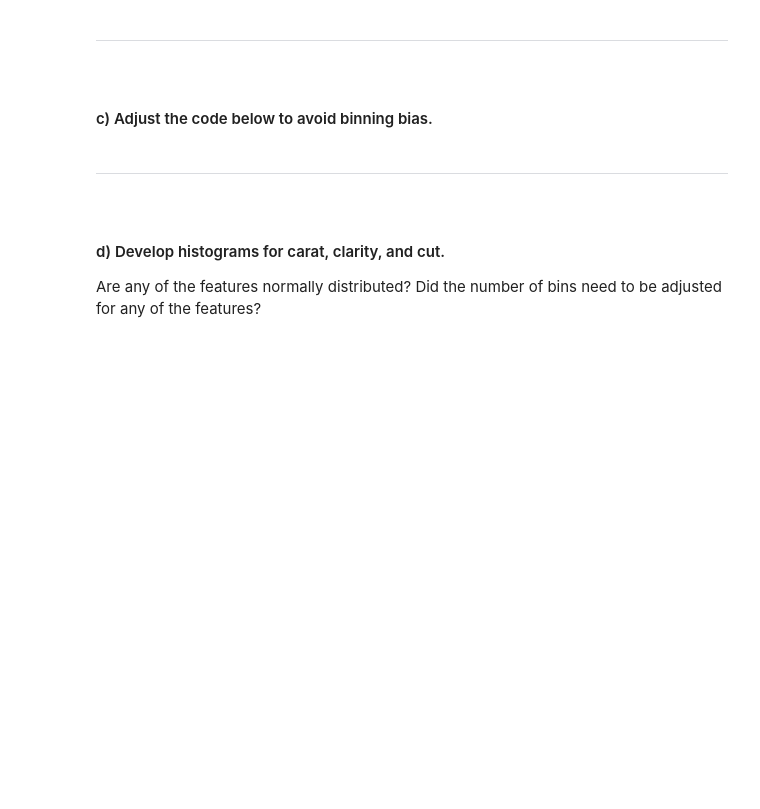
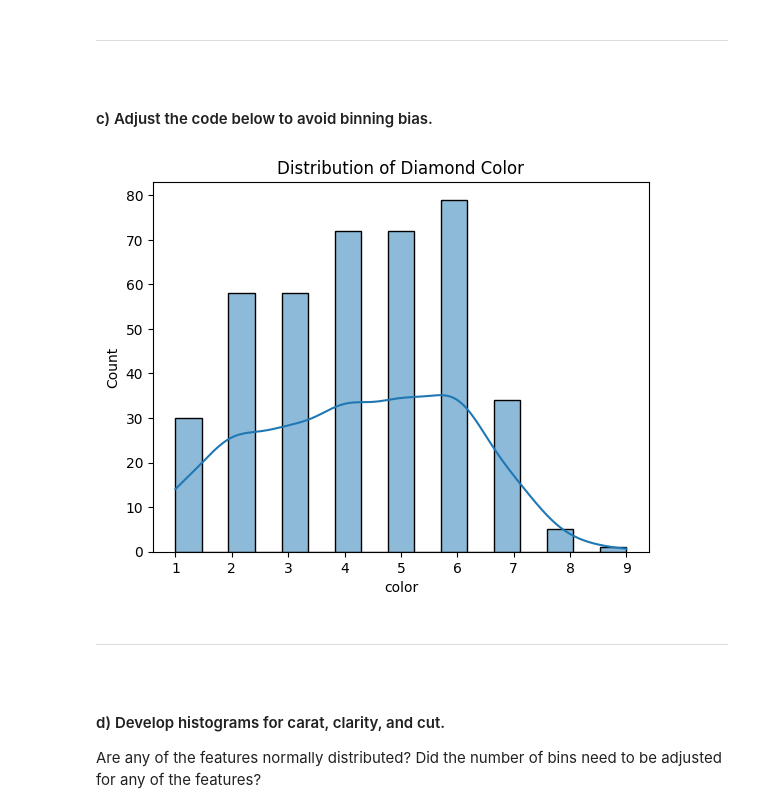
Before and after one commit to Knowasiak/A2_World_Region_Analysis, a Jupyter notebook: Script 03 - Exploratory Data Analysis - Guided.ipynb, the cells around one changed output. Drawn from its saved outputs; the diff is of its cells as text; code cells hidden in the pictures; blank space fills up the shorter version.

```diff
--- a/Script 03 - Exploratory Data Analysis - Guided.ipynb
+++ b/Script 03 - Exploratory Data Analysis - Guided.ipynb
@@ -153,16 +159,19 @@ plt.show()
 # %%
 # diamond color distribution
 sns.histplot(x    = 'color',
              data = diamonds,
-             bins = ____)
+             bins = 17,
+             kde = True)
 
 
 # title and labels
 plt.title (label  = 'Distribution of Diamond Color')
 
 
 # displaying the plot
 plt.show()
+# %% [output]
+[figure, added]
 # %% [markdown]
 <hr style="height:.9px;border:none;color:#333;background-color:#333;" /><br>
 
```
Also changed, not shown: parts of 4 cells of this notebook.
